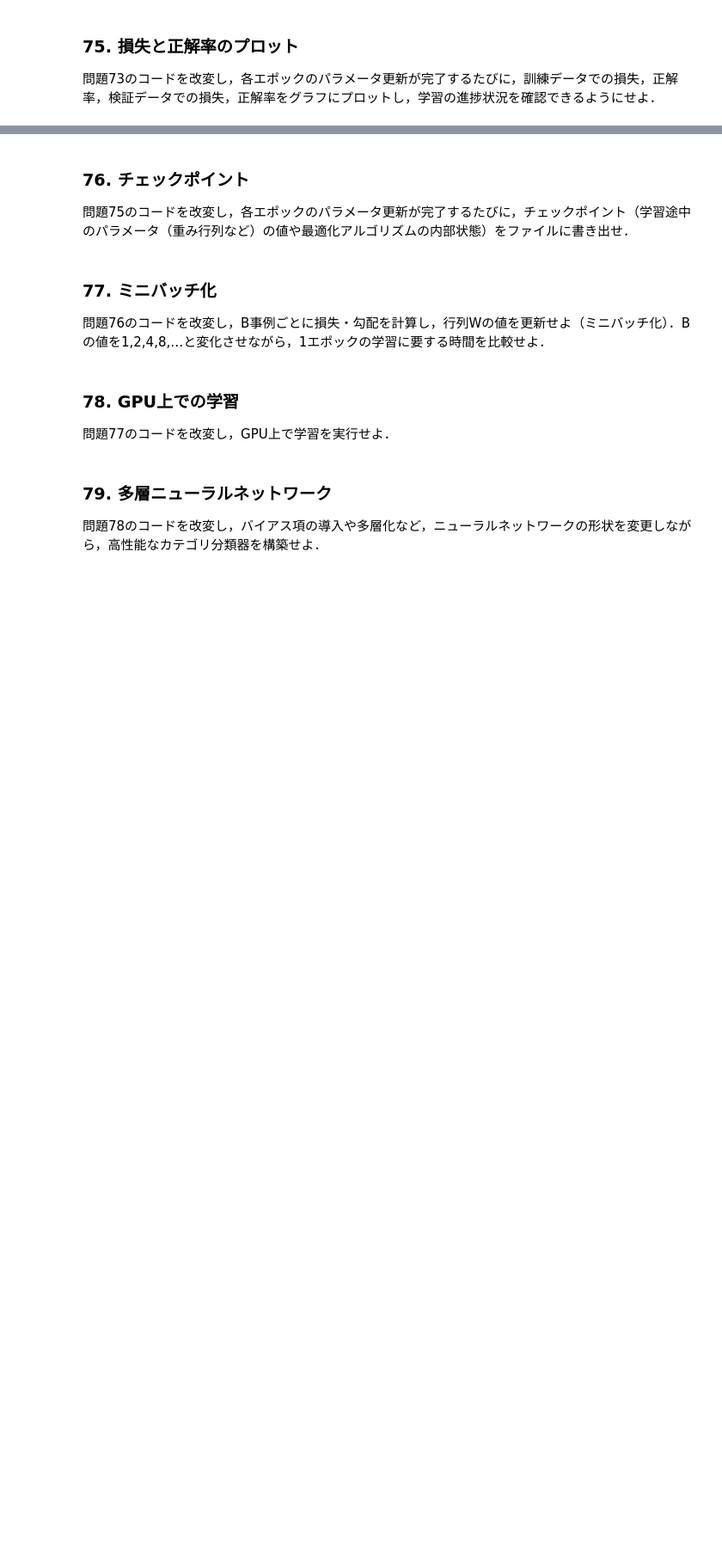
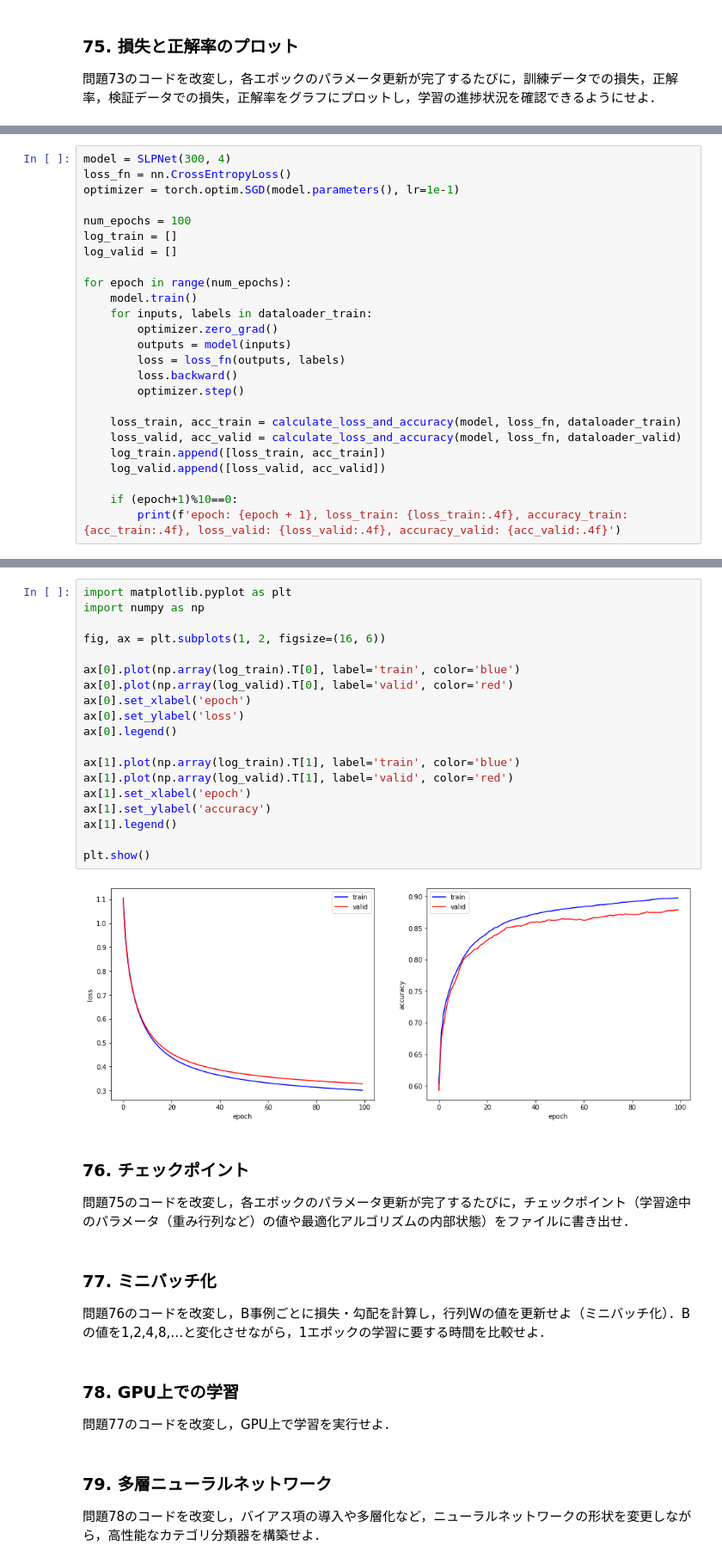
Before and after one commit to 223mle/NLP-100knocks, a Jupyter notebook: ch08.ipynb, the cells around one changed output, grey strips where cells are left out. Shown at 86% size. Saved outputs shown, nothing was run; the diff lists cells and outputs as text; blank space fills up the shorter version.

Commit message:
solved ~75. この前PyTorchのチュートリアルをやったおかげでスラスラ読める. ただ、書けない.

```diff
--- a/ch08.ipynb
+++ b/ch08.ipynb
@@ -24,0 +281,25 @@
+# %%
+model = SLPNet(300, 4)
+loss_fn = nn.CrossEntropyLoss()
+optimizer = torch.optim.SGD(model.parameters(), lr=1e-1)
+
+num_epochs = 100
+log_train = []
+log_valid = []
+
+for epoch in range(num_epochs):
+    model.train()
+    for inputs, labels in dataloader_train:
+        optimizer.zero_grad()
+        outputs = model(inputs)
+        loss = loss_fn(outputs, labels)
+        loss.backward()
+        optimizer.step()
+
+    loss_train, acc_train = calculate_loss_and_accuracy(model, loss_fn, dataloader_train)
+    loss_valid, acc_valid = calculate_loss_and_accuracy(model, loss_fn, dataloader_valid)
+    log_train.append([loss_train, acc_train])
+    log_valid.append([loss_valid, acc_valid])
+
+    if (epoch+1)%10==0:
+        print(f'epoch: {epoch + 1}, loss_train: {loss_train:.4f}, accuracy_train: {acc_train:.4f}, loss_valid: {loss_valid:.4f}, accuracy_valid: {acc_valid:.4f}')
@@ -25,3 +317,24 @@
+# %%
+import matplotlib.pyplot as plt
+import numpy as np
+
+fig, ax = plt.subplots(1, 2, figsize=(16, 6))
+
+ax[0].plot(np.array(log_train).T[0], label='train', color='blue')
+ax[0].plot(np.array(log_valid).T[0], label='valid', color='red')
+ax[0].set_xlabel('epoch')
+ax[0].set_ylabel('loss')
+ax[0].legend()
+
+ax[1].plot(np.array(log_train).T[1], label='train', color='blue')
+ax[1].plot(np.array(log_valid).T[1], label='valid', color='red')
+ax[1].set_xlabel('epoch')
+ax[1].set_ylabel('accuracy')
+ax[1].legend()
+
+plt.show()
+# %% [output]
+[figure, added]
 # %% [markdown]
 ### 76. チェックポイント
 問題75のコードを改変し，各エポックのパラメータ更新が完了するたびに，チェックポイント（学習途中のパラメータ（重み行列など）の値や最適化アルゴリズムの内部状態）をファイルに書き出せ．
```
Also changed, not shown: parts of 22 cells of this notebook.
